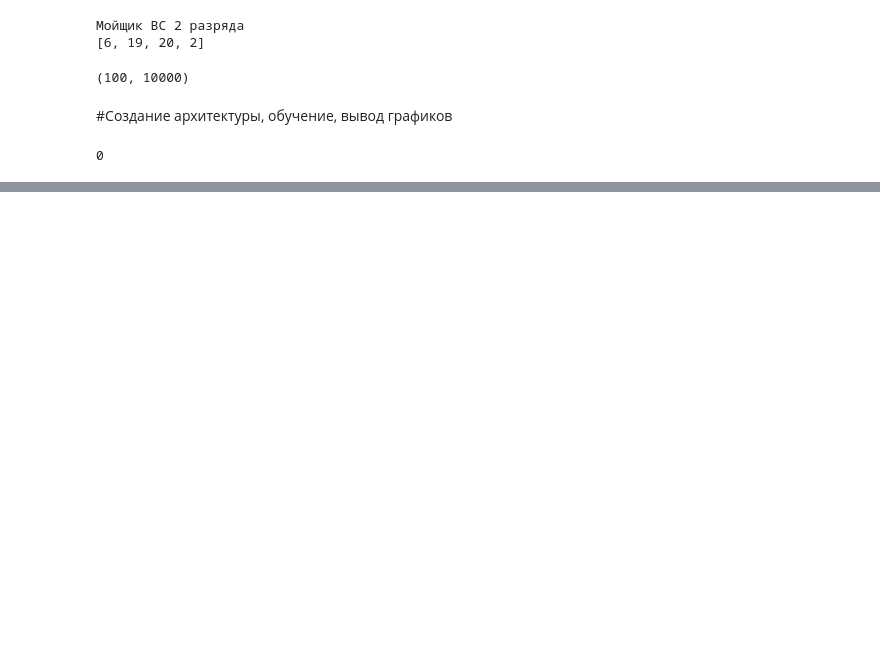
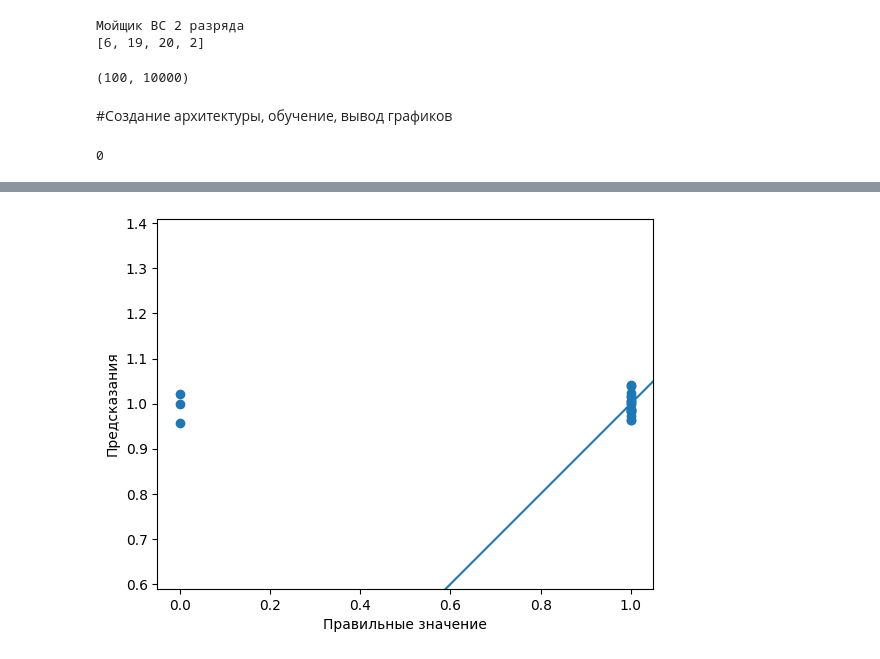
Before and after one commit to Untick/InspectrumClinic_RecSys, a Jupyter notebook: Система_для_профпатолога.ipynb, the cells around one changed output, grey strips where cells are left out. Cells and saved outputs as stored; diff of their text form; code cells hidden in the pictures; blank space fills up the shorter version.

```diff
--- a/Система_для_профпатолога.ipynb
+++ b/Система_для_профпатолога.ipynb
@@ -1023,0 +677,11 @@ plt.show()
+# %%
+pred = model.predict([x_test, x_test_text1, x_test_text2])
+plt.scatter(y_test, pred)
+plt.xlabel('Правильные значение')
+plt.ylabel('Предсказания')
+plt.axis('equal')
+plt.xlim(plt.xlim())
+plt.ylim(plt.ylim())
+plt.plot([-1000, 1000], [-1000, 1000])
+plt.show()
+# %% [output]
@@ -1023,0 +689 @@ plt.show()
+[figure, added]
```
Also changed, not shown: parts of 56 cells of this notebook.
